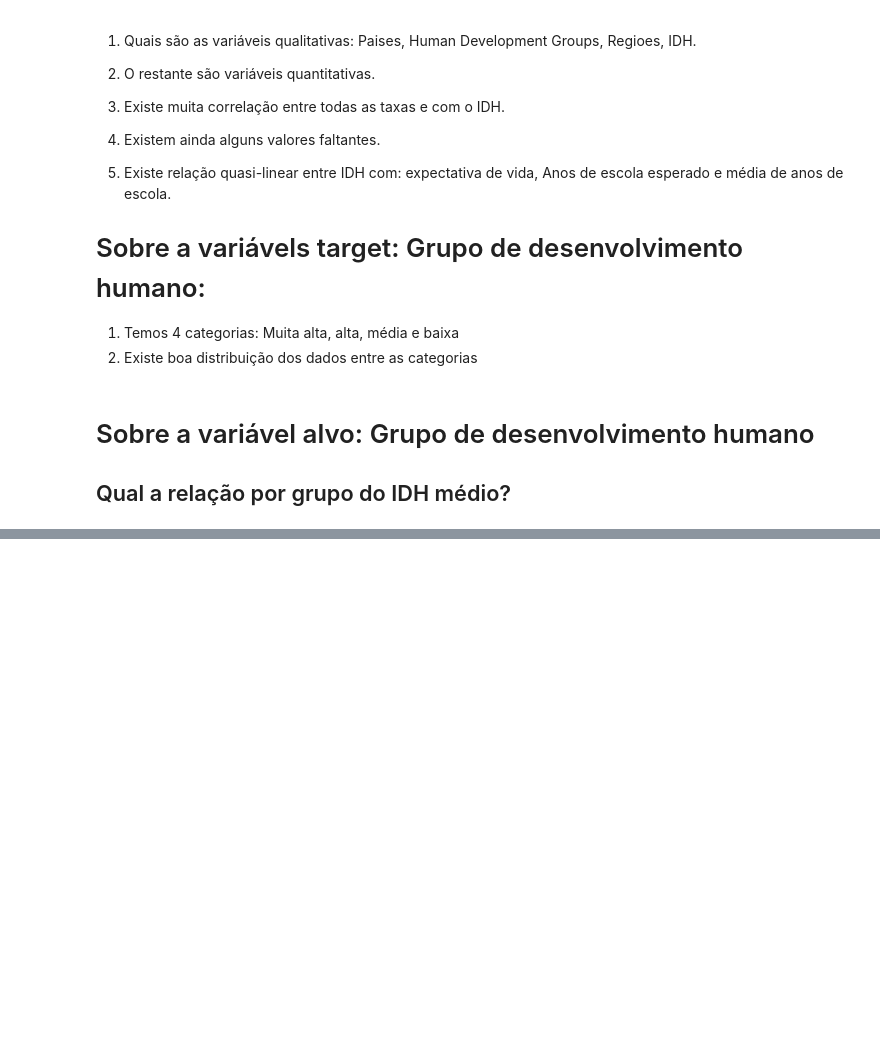
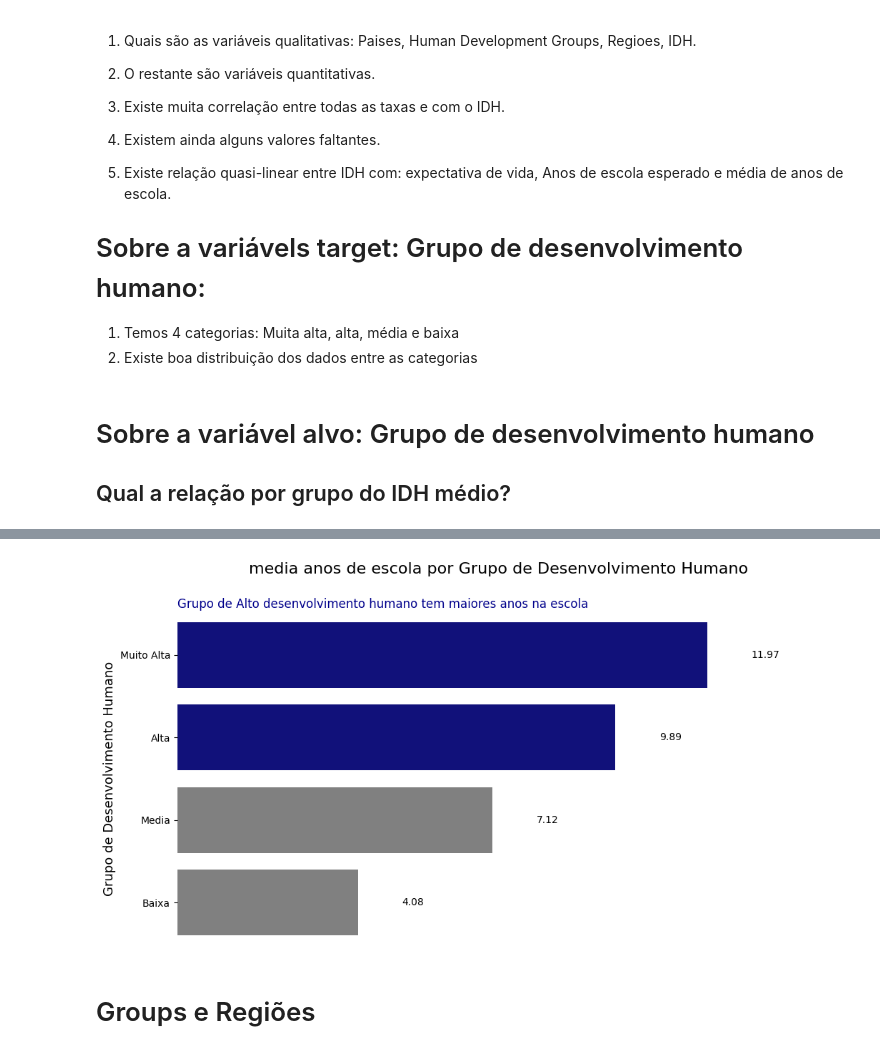
Before and after one commit to KaueAbbe/Desigualdade_Educacional, a Jupyter notebook: Analise_Exploratoria/Desigualdade_Educacional_AE.ipynb, the cells around one changed output, grey strips where cells are left out. Saved outputs shown, nothing was run; the diff lists cells and outputs as text; code cells hidden in the pictures; blank space fills up the shorter version.

```diff
--- a/Analise_Exploratoria/Desigualdade_Educacional_AE.ipynb
+++ b/Analise_Exploratoria/Desigualdade_Educacional_AE.ipynb
@@ -110 +108,7 @@ The default value of numeric_only in DataFrameGroupBy.mean is deprecated. In a f
 [figure]
+# %%
+grupo_HDG('media anos de escola', 'Grupo de Alto desenvolvimento humano tem maiores anos na escola',0,15, 'media anos de escola ')
+# %% [output]
+[figure, added]
+# %% [markdown]
+# Groups e Regiões
```
Also changed, not shown: parts of 34 cells of this notebook.
